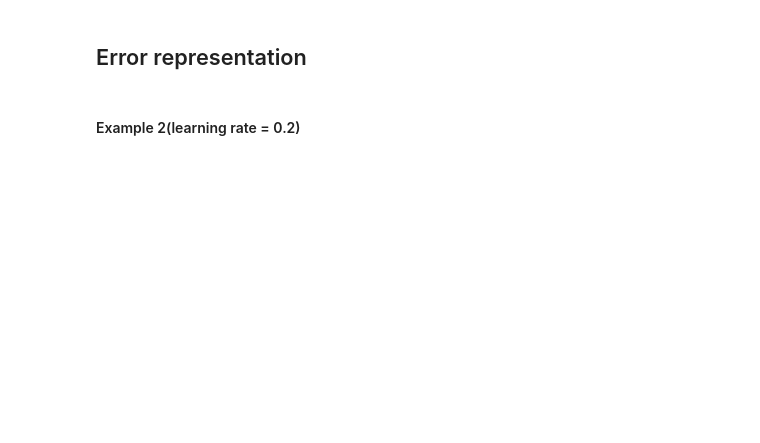
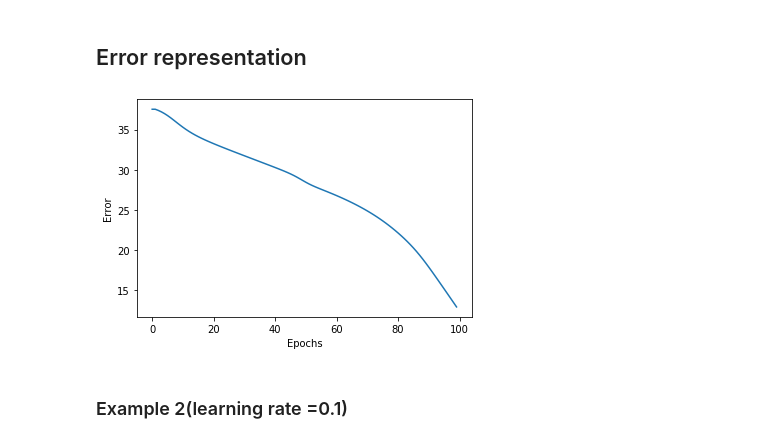
Before and after one commit to Kikumu/Computational-science-practice, a Jupyter notebook: CourseProject/Computational-Science-ACW.ipynb, the cells around one changed output. Drawn from its saved outputs; the diff is of its cells as text; code cells hidden in the pictures; blank space fills up the shorter version.

```diff
--- a/CourseProject/Computational-Science-ACW.ipynb
+++ b/CourseProject/Computational-Science-ACW.ipynb
@@ -736,8 +738,10 @@ plt.show()
 # %% [markdown]
 ## Error representation
 # %%
-error_dataframe = {'Error':test1,'Epochs':itrArray1}
+error_dataframe = {'Error':e1,'Epochs':itrArray1}
 error_df1 = pd.DataFrame(error_dataframe)
 error_plt = sns.lineplot(x="Epochs", y="Error", data=error_df1) #blue
+# %% [output]
+[figure, added]
 # %% [markdown]
-#### Example 2(learning rate = 0.2)
+### Example 2(learning rate =0.1)
```
Also changed, not shown: parts of 28 cells of this notebook.
